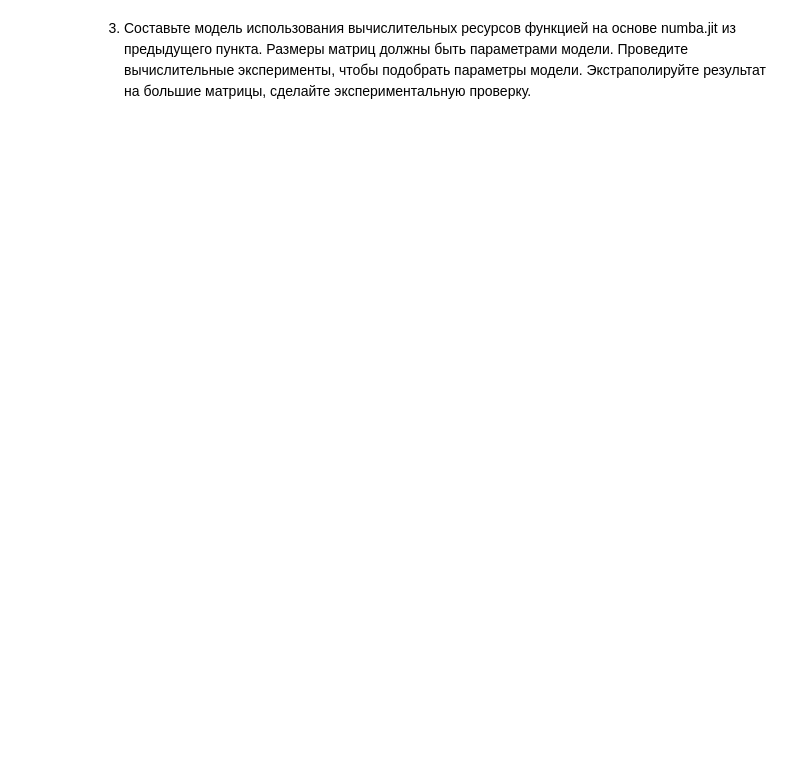
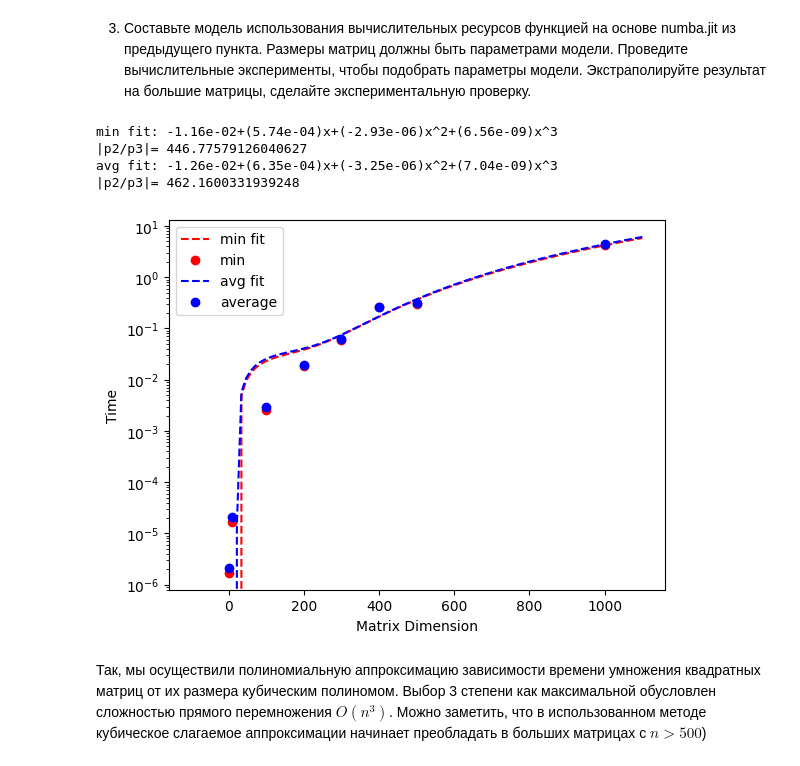
Before and after one commit to dyed-eye/matrices, a Jupyter notebook: workbook.ipynb, the cells around one changed output. Saved outputs shown, nothing was run; the diff lists cells and outputs as text; code cells hidden in the pictures; blank space fills up the shorter version.

Commit message:
multiplication time model

```diff
--- a/workbook.ipynb
+++ b/workbook.ipynb
@@ -39,14 +51,17 @@ def numba_mult(a,b,c):
             #for k in nb.prange(a.shape[1]):
             #    c[n][m]+=a[n][k]*b[k][m]
 # %%
-pid = os.getpid()
-py_proc = psutil.Process(pid)
+#pid = os.getpid()
+#py_proc = psutil.Process(pid)
 
 N=500
 K=400
 M=300
-a = np.arange(N*K, dtype=np.float64).reshape((N,K))
-b = np.arange(K*M, dtype=np.float64).reshape((K,M))
+# a = np.arange(N*K, dtype=np.float64).reshape((N,K))
+# b = np.arange(K*M, dtype=np.float64).reshape((K,M))
+a = np.random.rand(N,K)
+b = np.random.rand(K, M)
+
 c=np.zeros((N,M))
 # %%
 %timeit npsum(a,b,c)
@@ -67,0 +110,38 @@ c=np.zeros((N,M))
+# %%
+dims = [1,10,100,200,300,400,500,1000]
+ts = np.zeros((len(dims),2))
+for k in tqdm(range(len(dims)), desc="Sizes"):
+    time = time_m_mult(dims[k])
+    ts[k,:] = [np.min(time), np.average(time)]
+# %%
+def poly3(x, p0, p1, p2, p3):
+    return p0+p1*x+p2*x**2+p3*x**3
+
+[p00, p10, p20, p30], _ = sp.optimize.curve_fit(poly3, dims,ts[:,0])
+[p01, p11, p21, p31], _ = sp.optimize.curve_fit(poly3, dims,ts[:,1])
+
+canv = np.linspace(dims[0]-(dims[-1]-dims[0])/10,dims[-1]+(dims[-1]-dims[0])/10,100)
+
+print(f'min fit: {p00:.2e}+({p10:.2e})x+({p20:.2e})x^2+({p30:.2e})x^3')
+print(f'|p2/p3|= {abs(p20/p30)}')
+plt.plot(canv,[poly3(x, p00, p10, p20, p30) for x in canv],'r--',label='min fit')
+plt.plot(dims,ts[:,0],'ro',label='min')
+
+print(f'avg fit: {p01:.2e}+({p11:.2e})x+({p21:.2e})x^2+({p31:.2e})x^3')
+print(f'|p2/p3|= {abs(p21/p31)}')
+plt.plot(canv,[poly3(x, p01, p11, p21, p31) for x in canv],'b--',label='avg fit')
+plt.plot(dims,ts[:,1],'bo',label='average')
+
+plt.gca().set_yscale('log')
+plt.ylabel('Time')
+plt.xlabel('Matrix Dimension')
+plt.legend()
+plt.show()
+# %% [output]
+min fit: -1.16e-02+(5.74e-04)x+(-2.93e-06)x^2+(6.56e-09)x^3
+|p2/p3|= 446.77579126040627
+avg fit: -1.26e-02+(6.35e-04)x+(-3.25e-06)x^2+(7.04e-09)x^3
+|p2/p3|= 462.1600331939248
+[figure, added]
+# %% [markdown]
+Так, мы осуществили полиномиальную аппроксимацию зависимости времени умножения квадратных матриц от их размера кубическим полиномом. Выбор 3 степени как максимальной обусловлен сложностью прямого перемножения $O(n^3)$. Можно заметить, что в использованном методе кубическое слагаемое аппроксимации начинает преобладать в больших матрицах с $n>500$)
```
Also changed, not shown: parts of 15 cells of this notebook, 1 other file.
